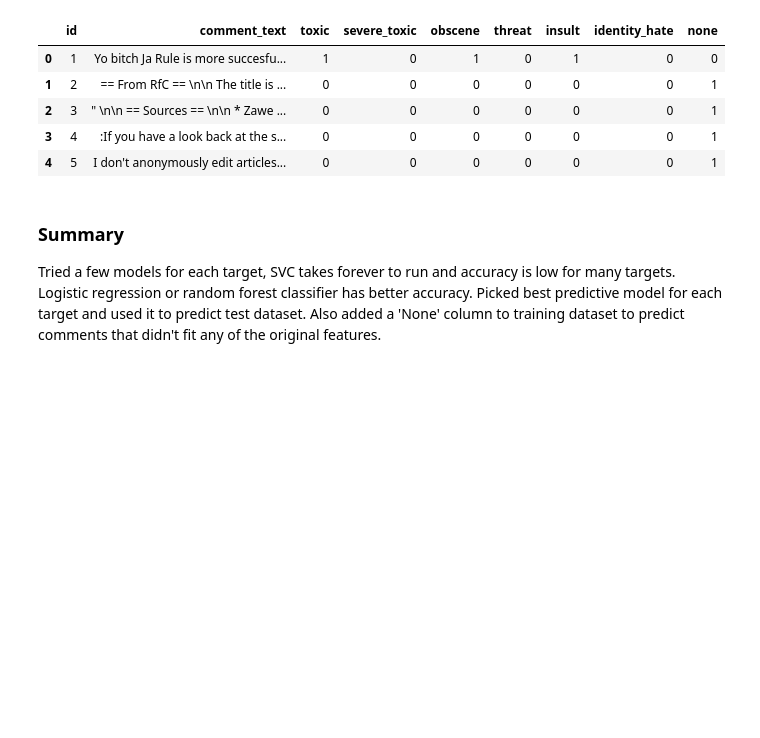
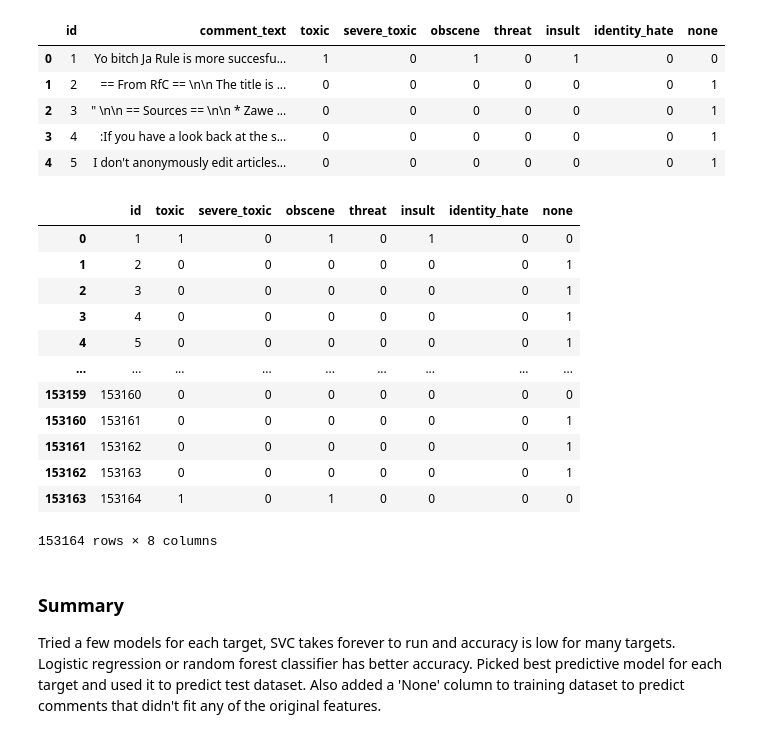
Before and after one commit to guochuanyong/ItML_Project_1_Students, a Jupyter notebook: proj_1_start.ipynb, the cells around one changed output. Cells and saved outputs as stored; diff of their text form; code cells hidden in the pictures; blank space fills up the shorter version.

```diff
--- a/proj_1_start.ipynb
+++ b/proj_1_start.ipynb
@@ -359,6 +359,24 @@ test_df.head()
 | 2 | 3 | " \n\n == Sources == \n\n * Zawe ... | 0 | 0 | 0 | 0 | 0 | 0 | 1 |
 | 3 | 4 | :If you have a look back at the s... | 0 | 0 | 0 | 0 | 0 | 0 | 1 |
 | 4 | 5 | I don't anonymously edit articles... | 0 | 0 | 0 | 0 | 0 | 0 | 1 |
+# %%
+#Drop 'comment_text' column
+test_df = test_df.drop('comment_text', axis=1)
+test_df
+# %% [output]
+|  | id | toxic | severe_toxic | obscene | threat | insult | identity_hate | none |
+| 0 | 1 | 1 | 0 | 1 | 0 | 1 | 0 | 0 |
+| 1 | 2 | 0 | 0 | 0 | 0 | 0 | 0 | 1 |
+| 2 | 3 | 0 | 0 | 0 | 0 | 0 | 0 | 1 |
+| 3 | 4 | 0 | 0 | 0 | 0 | 0 | 0 | 1 |
+| 4 | 5 | 0 | 0 | 0 | 0 | 0 | 0 | 1 |
+| ... | ... | ... | ... | ... | ... | ... | ... | ... |
+| 153159 | 153160 | 0 | 0 | 0 | 0 | 0 | 0 | 0 |
+| 153160 | 153161 | 0 | 0 | 0 | 0 | 0 | 0 | 1 |
+| 153161 | 153162 | 0 | 0 | 0 | 0 | 0 | 0 | 1 |
+| 153162 | 153163 | 0 | 0 | 0 | 0 | 0 | 0 | 1 |
+| 153163 | 153164 | 1 | 0 | 1 | 0 | 0 | 0 | 0 |
+153164 rows × 8 columns
 # %%
 #Convert test dataframe into .csv file
 test_df.to_csv('out.csv', index=False)
```
Also changed, not shown: 1 other file.
